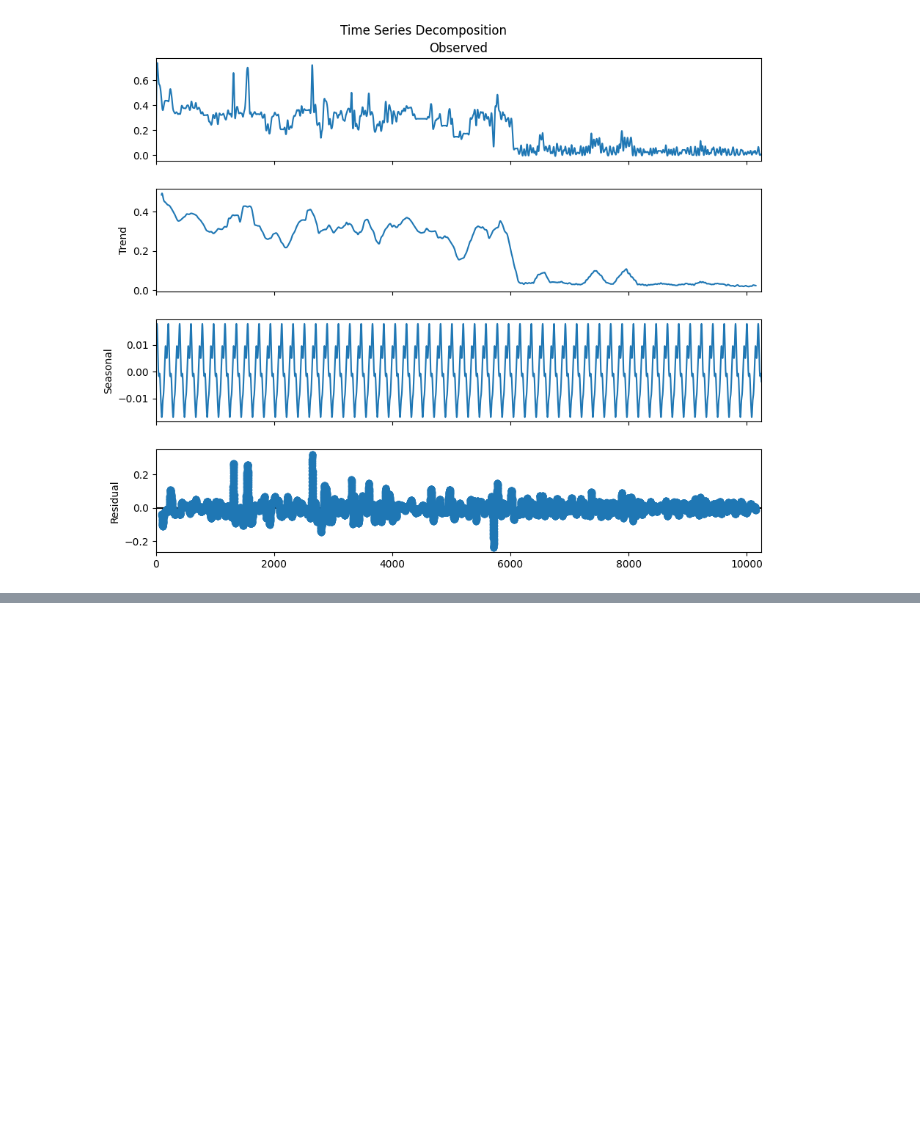
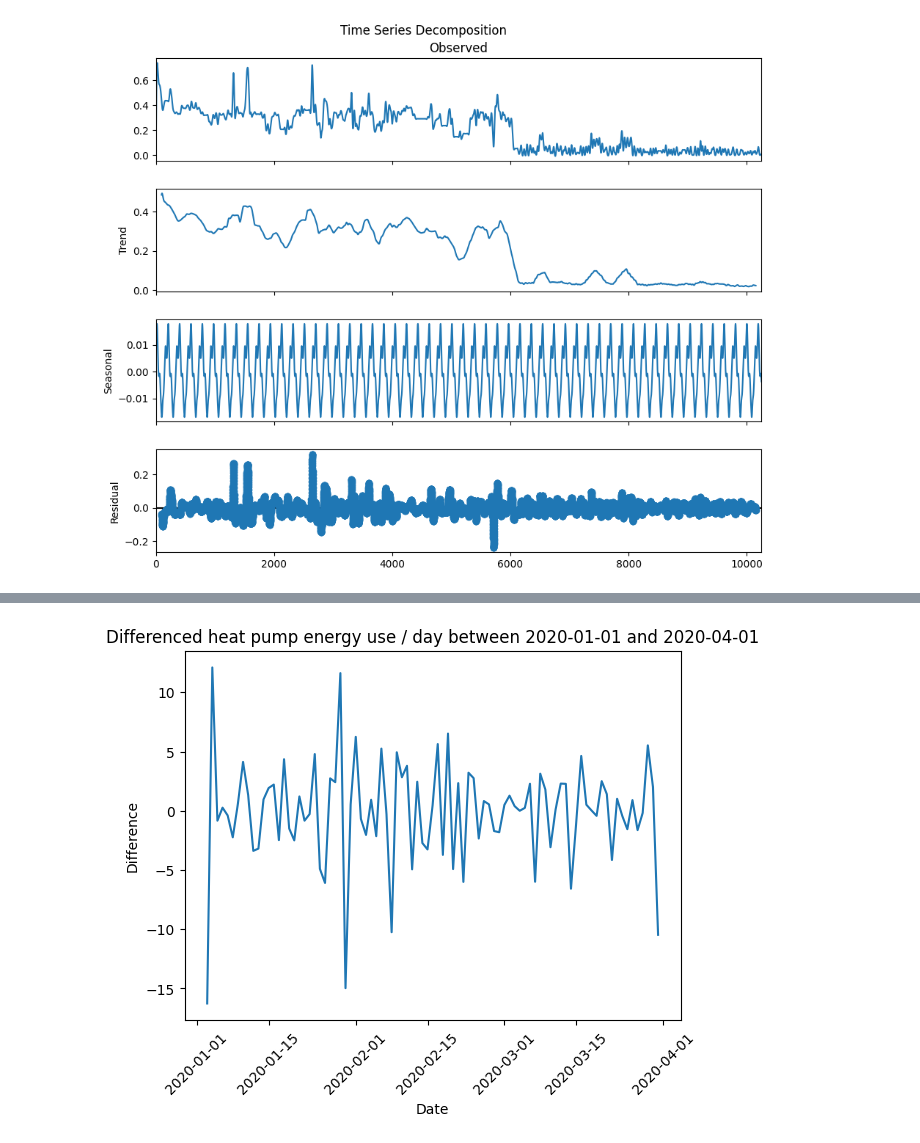
Before and after one commit to mcdejonge/lesson-timeseries, a Jupyter notebook: workshop-timeseries.ipynb, the cells around one changed output, grey strips where cells are left out. Drawn from its saved outputs; the diff is of its cells as text; code cells hidden in the pictures; blank space fills up the shorter version.

```diff
--- a/workshop-timeseries.ipynb
+++ b/workshop-timeseries.ipynb
@@ -156,0 +165,11 @@ plt.show()
+# %%
+# Without a value for the periods parameter it defaults to 1
+sum_diff = df_sum_sel['E_warmtepomp'].diff(periods=1)
+plt.plot(df_sum_sel['datum'], sum_diff)
+plt.title('Differenced heat pump energy use / day between 2020-01-01 and 2020-04-01')
+plt.ylabel('Difference')
+plt.xlabel('Date')
+plt.xticks(rotation=45)
+plt.show()
+# %% [output]
+[figure, added]
```
Also changed, not shown: parts of 10 cells of this notebook.
